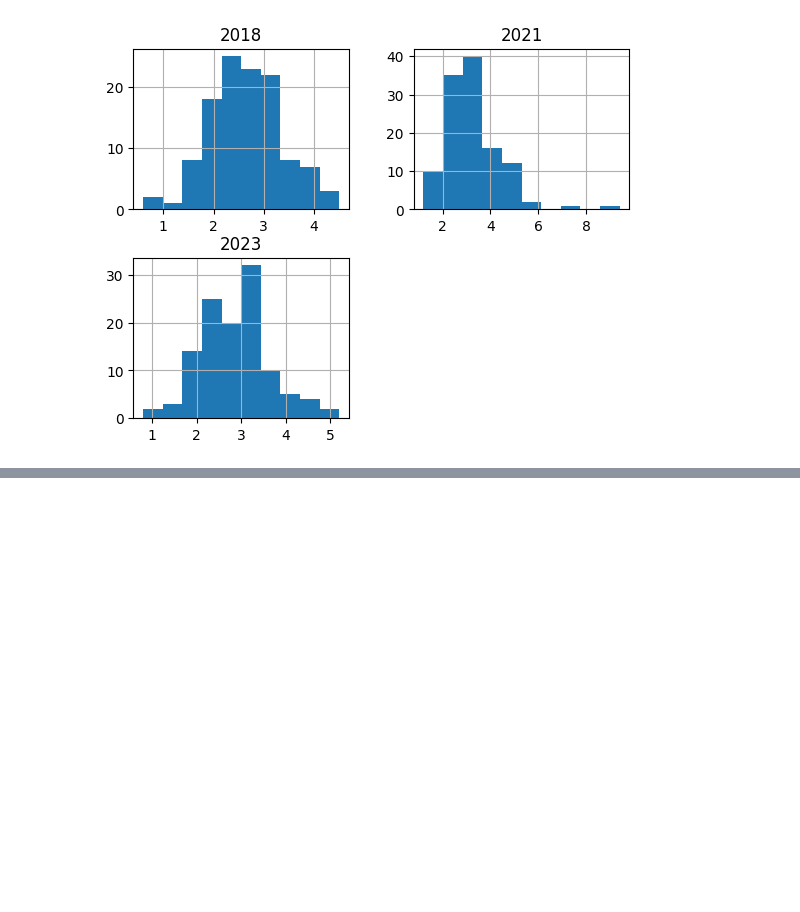
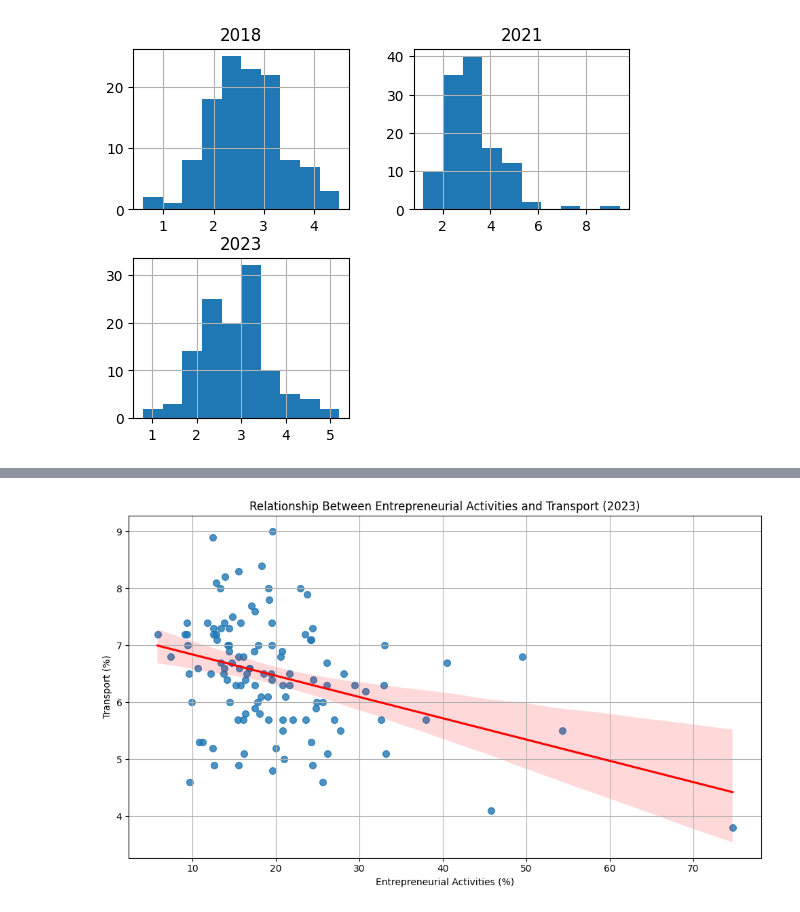
Before and after one commit to Sky282128/RoleModels, a Jupyter notebook: RoleModels.ipynb, the cells around one changed output, grey strips where cells are left out. Saved outputs shown, nothing was run; the diff lists cells and outputs as text; code cells hidden in the pictures; blank space fills up the shorter version.

```diff
--- a/RoleModels.ipynb
+++ b/RoleModels.ipynb
@@ -238,0 +291,2 @@ array([[<Axes: title={'center': '2018'}>,
+# %%
+dfCombined = dfCombined.drop(dfCombined.index[0])
@@ -238,0 +315,14 @@ array([[<Axes: title={'center': '2018'}>,
+# %%
+x = pd.to_numeric(dfCombined["Entrepreneurial Activities"], errors='coerce')
+y = pd.to_numeric(dfCombined["Transport"], errors='coerce')
+
+correlation, p_value = pearsonr(x, y)
+
+if correlation > 0:
+    p_one_tailed = p_value / 2
+else:
+    p_one_tailed = 1 - (p_value / 2)
+
+
+print("Correlation coefficient (r):", correlation)
+print("P-value (One-tailed):", p_one_tailed)
@@ -238,0 +336,22 @@ array([[<Axes: title={'center': '2018'}>,
+# %%
+dfNumeric = pd.DataFrame({
+    "Entrepreneurial Activities": x,
+    "Transport": y
+})
+
+plt.figure(figsize=(10, 6))
+sns.regplot(
+    data=dfNumeric,
+    x="Entrepreneurial Activities",
+    y="Transport",
+    scatter_kws={'s': 50},
+    line_kws={'color': 'red'}
+)
+plt.title("Relationship Between Entrepreneurial Activities and Transport (2023)")
+plt.xlabel("Entrepreneurial Activities (%)")
+plt.ylabel("Transport (%)")
+plt.grid(True)
+plt.tight_layout()
+plt.show()
+# %% [output]
+[figure, added]
```
Also changed, not shown: parts of 18 cells of this notebook.
